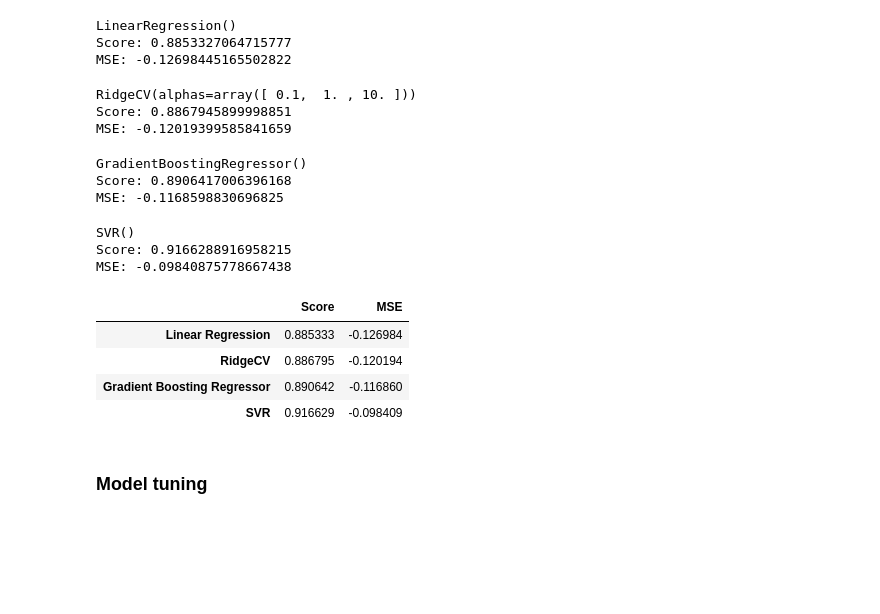
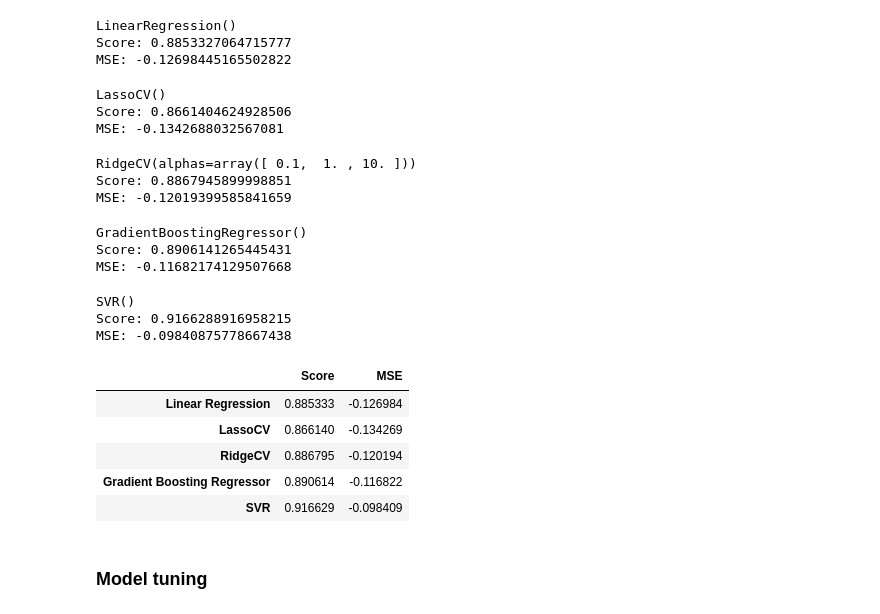
Before and after one commit to lenamv/Car_Price_Prediction, a Jupyter notebook: Car_Prices_Regression_EDI_Modeling_v2.ipynb, the cells around one changed output. Drawn from its saved outputs; the diff is of its cells as text; code cells hidden in the pictures; blank space fills up the shorter version.

```diff
--- a/Car_Prices_Regression_EDI_Modeling_v2.ipynb
+++ b/Car_Prices_Regression_EDI_Modeling_v2.ipynb
@@ -852,6 +852,9 @@ power_tr.fit(y_train)
 
 y_train = power_tr.transform(y_train)
 y_test = power_tr.transform(y_test)
+
+y_train = y_train.ravel()
+y_test = y_test.ravel()
 # %% [markdown]
 ### Create pipeline
 # %%
@@ -928,6 +931,32 @@ mse_1 = mse
 LinearRegression()
 Score: 0.8853327064715777
 MSE: -0.12698445165502822
+# %%
+######################################### LassoCV model ######################################
+# Create an instance of a model
+model = LassoCV()
+print(model)
+
+# Define preprocessing pipeline
+pipe = Pipeline(steps=[('preprocessor', preprocessor),
+                       ('model', model)])
+
+#y_train = y_train.ravel()
+#y_test = y_test.ravel()
+
+pipe.fit(X_train, y_train)
+score = pipe.score(X_test, y_test)
+print('Score: {}'.format(score))
+
+mse = cross_val_score(pipe, X_test, y_test, cv=10, scoring ='neg_mean_squared_error' ).mean()
+print('MSE: {}'.format(mse))
+
+score_2 = score
+mse_2 = mse
+# %% [output]
+LassoCV()
+Score: 0.8661404624928506
+MSE: -0.1342688032567081
 # %%
 ######################################### RidgeCV model ######################################
 # Create an instance of a model
@@ -971,12 +1000,12 @@ print('Score: {}'.format(score))
 mse = cross_val_score(pipe, X_test, y_test, cv=10, scoring ='neg_mean_squared_error' ).mean()
 print('MSE: {}'.format(mse))
 
-score_3 = score
-mse_3 = mse
+score_4 = score
+mse_4 = mse
 # %% [output]
 GradientBoostingRegressor()
-Score: 0.8906417006396168
-MSE: -0.1168598830696825
+Score: 0.8906141265445431
+MSE: -0.11682174129507668
 # %%
 ######################################### SVR model ######################################
 # Create an instance of a model
@@ -997,27 +1026,28 @@ print('Score: {}'.format(score))
 mse = cross_val_score(pipe, X_test, y_test, cv=10, scoring ='neg_mean_squared_error' ).mean()
 print('MSE: {}'.format(mse))
 
-score_4 = score
-mse_4 = mse
+score_5 = score
+mse_5 = mse
 # %% [output]
 SVR()
 Score: 0.9166288916958215
 MSE: -0.09840875778667438
 # %%
 # Compare results in one table
-model_names = ['Linear Regression','RidgeCV','Gradient Boosting Regressor', 'SVR']
-score = [score_1, score_2, score_3, score_4]
-mse = [mse_1, mse_2, mse_3, mse_4]
+model_names = ['Linear Regression','LassoCV','RidgeCV','Gradient Boosting Regressor', 'SVR']
+score = [score_1, score_2, score_3, score_4, score_5]
+mse = [mse_1, mse_2, mse_3, mse_4, mse_5]
 
 table = {'Score': score, 'MSE': mse}
 
 table_df = pd.DataFrame(data=table, index=model_names)
 table_df
 # %% [output]
 |  | Score | MSE |
 | Linear Regression | 0.885333 | -0.126984 |
+| LassoCV | 0.866140 | -0.134269 |
 | RidgeCV | 0.886795 | -0.120194 |
-| Gradient Boosting Regressor | 0.890642 | -0.116860 |
+| Gradient Boosting Regressor | 0.890614 | -0.116822 |
 | SVR | 0.916629 | -0.098409 |
 # %% [markdown]
 ### Model tuning
```
Also changed, not shown: parts of 3 cells of this notebook.
